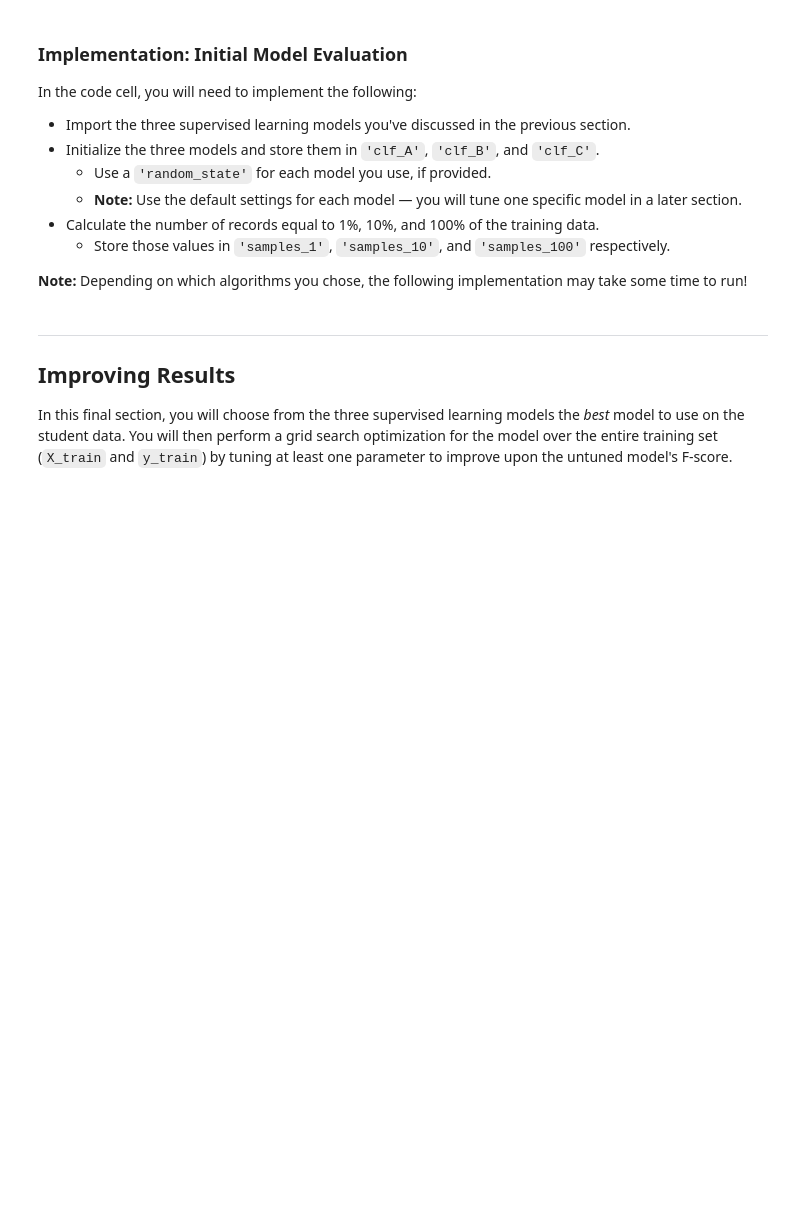
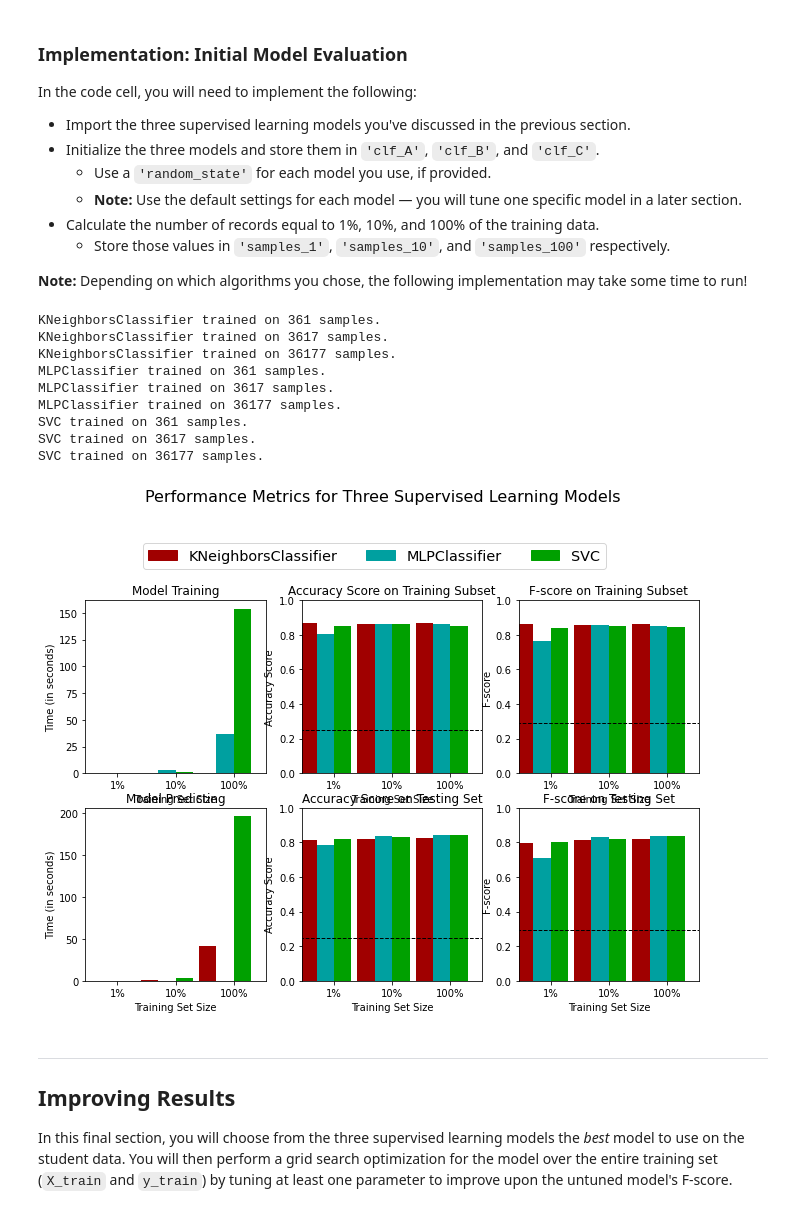
Before and after one commit to plsloan/IntroToMachineLearning_Tensorflow, a Jupyter notebook: projects/p1_charityml/finding_donors.ipynb, the cells around one changed output. Drawn from its saved outputs; the diff is of its cells as text; code cells hidden in the pictures; blank space fills up the shorter version.

```diff
--- a/projects/p1_charityml/finding_donors.ipynb
+++ b/projects/p1_charityml/finding_donors.ipynb
@@ -222,13 +246,23 @@ FP = income.count() - TP # Specific to the naive case
 TN = 0 # No predicted negatives in the naive case
 FN = 0 # No predicted negatives in the naive case
 '''
+
+TP = len(income[income['>50K'] == 1])
+FP = len(income[income['>50K'] == 0])
+TN = 0
+FN = 0
+
 # TODO: Calculate accuracy, precision and recall
-accuracy = None
-precision = None
-recall = None
+accuracy = TP / len(income)
+precision = TP / (TP + FP)
+recall = TP / (TP + FN)
 
 # TODO: Calculate F-score using the formula above for beta = 0.5 and correct values for precision and recall.
-fscore = None
+beta = 0.5
+beta_constant = 1 + beta**2
+nom = precision * recall
+denom = beta**2 * precision + recall
+fscore = beta_constant * (nom / denom)
 
 # Print the results
 print("Naive Predictor: [Accuracy score: {:.4f}, F-score: {:.4f}]".format(accuracy, fscore))
@@ -331,31 +392,47 @@ In the code cell, you will need to implement the following:
 **Note:** Depending on which algorithms you chose, the following implementation may take some time to run!
 # %%
 # TODO: Import the three supervised learning models from sklearn
+from sklearn.neighbors import KNeighborsClassifier
+from sklearn.neural_network import MLPClassifier
+from sklearn.svm import SVC
 
 # TODO: Initialize the three models
-clf_A = None
-clf_B = None
-clf_C = None
+clf_A = KNeighborsClassifier()
+clf_B = MLPClassifier(hidden_layer_sizes=(5, 3), random_state=0)
+clf_C = SVC()
 
 # TODO: Calculate the number of samples for 1%, 10%, and 100% of the training data
 # HINT: samples_100 is the entire training set i.e. len(y_train)
 # HINT: samples_10 is 10% of samples_100 (ensure to set the count of the values to be `int` and not `float`)
 # HINT: samples_1 is 1% of samples_100 (ensure to set the count of the values to be `int` and not `float`)
-samples_100 = None
-samples_10 = None
-samples_1 = None
+
+samples_100 = len(y_train)
+samples_10 = int(samples_100 * .1)
+samples_1 = int(samples_100 * .01)
 
 # Collect results on the learners
 results = {}
+y_train_1d = y_train['>50K']
+y_test_1d = y_test['>50K']
 for clf in [clf_A, clf_B, clf_C]:
     clf_name = clf.__class__.__name__
     results[clf_name] = {}
     for i, samples in enumerate([samples_1, samples_10, samples_100]):
-        results[clf_name][i] = \
-        train_predict(clf, samples, X_train, y_train, X_test, y_test)
+        results[clf_name][i] = train_predict(clf, samples, X_train, y_train_1d, X_test, y_test_1d)
 
 # Run metrics visualization for the three supervised learning models chosen
 vs.evaluate(results, accuracy, fscore)
+# %% [output]
+KNeighborsClassifier trained on 361 samples.
+KNeighborsClassifier trained on 3617 samples.
+KNeighborsClassifier trained on 36177 samples.
+MLPClassifier trained on 361 samples.
+MLPClassifier trained on 3617 samples.
+MLPClassifier trained on 36177 samples.
+SVC trained on 361 samples.
+SVC trained on 3617 samples.
+SVC trained on 36177 samples.
+[figure, added]
 # %% [markdown]
 ----
 ## Improving Results
```
Also changed, not shown: parts of 29 cells of this notebook, 2 other files.
